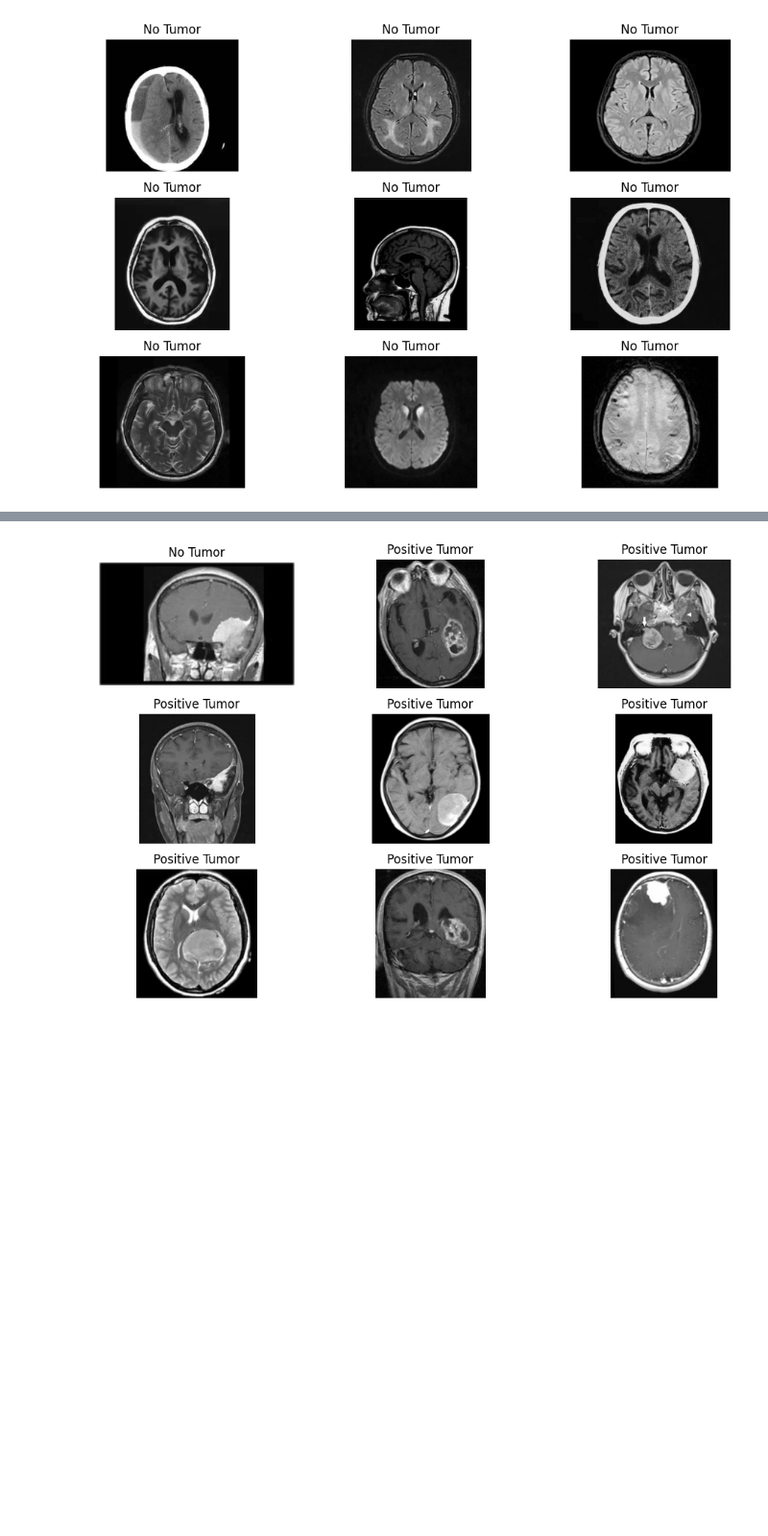
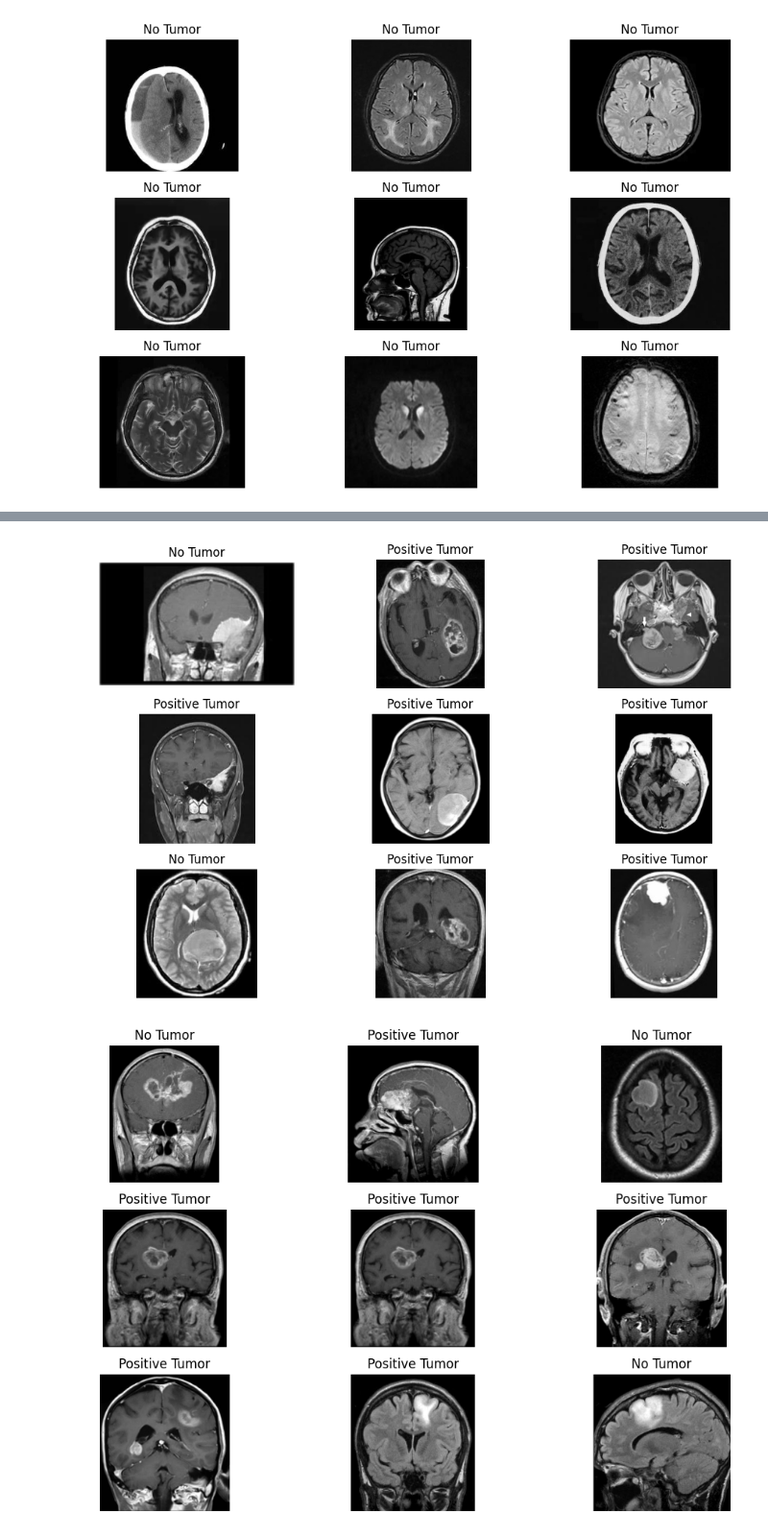
Before and after one commit to EnterpriseSoftwareCity/brain-tumor-detection, a Jupyter notebook: predictor.ipynb, the cells around one changed output, grey strips where cells are left out. Shown at 96% size. Saved outputs shown, nothing was run; the diff lists cells and outputs as text; code cells hidden in the pictures; blank space fills up the shorter version.

```diff
--- a/predictor.ipynb
+++ b/predictor.ipynb
@@ -7,7 +7,8 @@ from sklearn.metrics import accuracy_score
 import cv2
 import os
 # %%
-classifier_classes = {'no_tumor': 0, 'pituitary_tumor': 1, 'meningioma_tumor': 1}
+STANDARD_RESIZE_VALUE = 200
+classifier_classes = {'no_tumor': 0, 'glioma_tumor': 1, 'pituitary_tumor': 1, 'meningioma_tumor': 1}
 # %%
 X = []
 Y = []
@@ -16,7 +17,7 @@ for cls_class in classifier_classes:
     path = 'data/Training/' + cls_class
     for file in os.listdir(path):
         img = cv2.imread(path + '/' + file, 0)
-        img = cv2.resize(img, (200, 200))
+        img = cv2.resize(img, (STANDARD_RESIZE_VALUE, STANDARD_RESIZE_VALUE))
         X.append(img)
         Y.append(classifier_classes[cls_class])
 # %%
@@ -58,22 +59,23 @@ classifier.score(xTest, yTest)
 # %%
-dec = {0: 'No Tumor', 1: 'Positive Tumor'}
+values_classifier = {0: 'No Tumor', 1: 'Positive Tumor'}
 # %%
 def test_based_on_images(fileTestingClass):
-    plt.figure(figsize=(12,8))
-    p = os.listdir('Data/Testing/')
+    plt.figure(figsize=(12, 8))
+    path = os.listdir('Data/Testing/')
 
-    c=1
+    subplot_index = 1
+
     for i in os.listdir('Data/Testing/' + fileTestingClass)[:9]:
-        plt.subplot(3,3,c)
+        plt.subplot(3, 3, subplot_index)
 
         img = cv2.imread('Data/Testing/' + fileTestingClass + i, 0)
-        img1 = cv2.resize(img, (200,200))
-        img1 = img1.reshape(1,-1)/255
-        p = classifier.predict(img1)
-        plt.title(dec[p[0]])
-        plt.imshow(img, cmap='gray')
+        img_resized = cv2.resize(img, (STANDARD_RESIZE_VALUE, STANDARD_RESIZE_VALUE))
+        img_resized = img_resized.reshape(1, -1) / 255
+        path = classifier.predict(img_resized)
+        plt.title(values_classifier[path[0]])
+        plt.imshow(img, cmap = 'gray')
         plt.axis('off')
-        c+=1
+        subplot_index += 1
 # %%
 test_based_on_images('no_tumor/')
 # %% [output]
@@ -85,4 +87,8 @@ test_based_on_images('pituitary_tumor/')
 # %%
 test_based_on_images('meningioma_tumor/')
 # %% [output]
-[figure, old version]
+[figure, new version]
+# %%
+test_based_on_images('glioma_tumor/')
+# %% [output]
+[figure, added]
```
Also changed, not shown: parts of 5 cells of this notebook.
